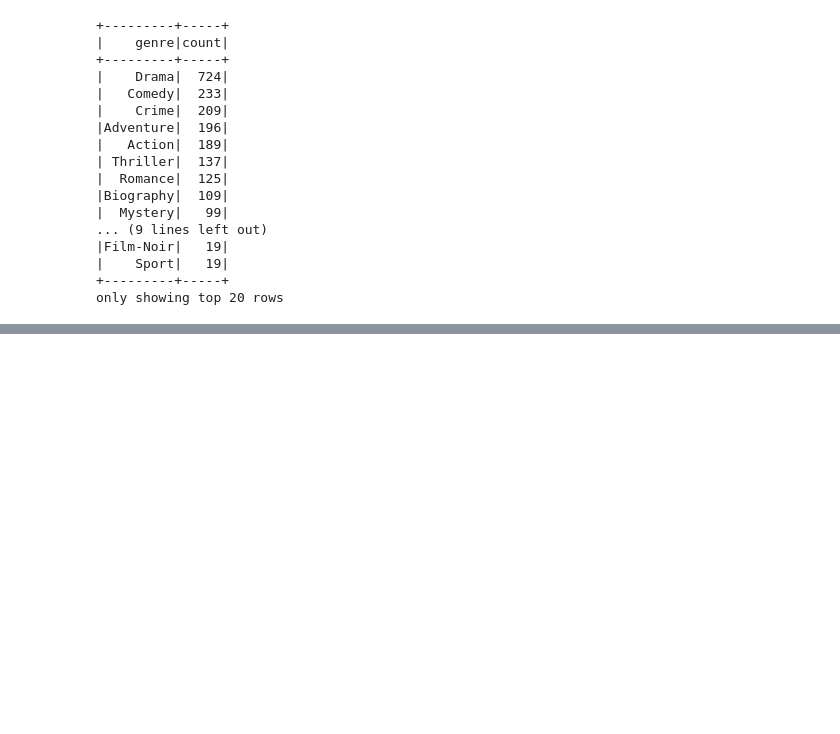
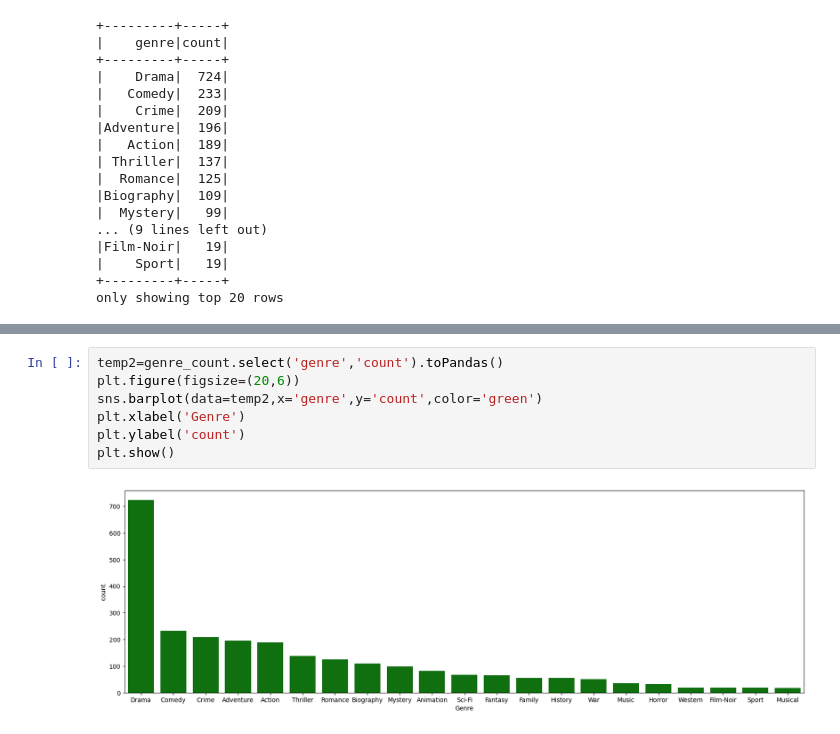
Before and after one commit to lovebin123/BIG_MOVIES_ANALYSIS, a Jupyter notebook: analysis.ipynb, the cells around one changed output, grey strips where cells are left out. Drawn from its saved outputs; the diff is of its cells as text; blank space fills up the shorter version.

```diff
--- a/analysis.ipynb
+++ b/analysis.ipynb
@@ -267,0 +279,9 @@ only showing top 20 rows
+# %%
+temp2=genre_count.select('genre','count').toPandas()
+plt.figure(figsize=(20,6))
+sns.barplot(data=temp2,x='genre',y='count',color='green')
+plt.xlabel('Genre')
+plt.ylabel('count')
+plt.show()
+# %% [output]
+[figure, added]
```
Also changed, not shown: parts of 6 cells of this notebook.
